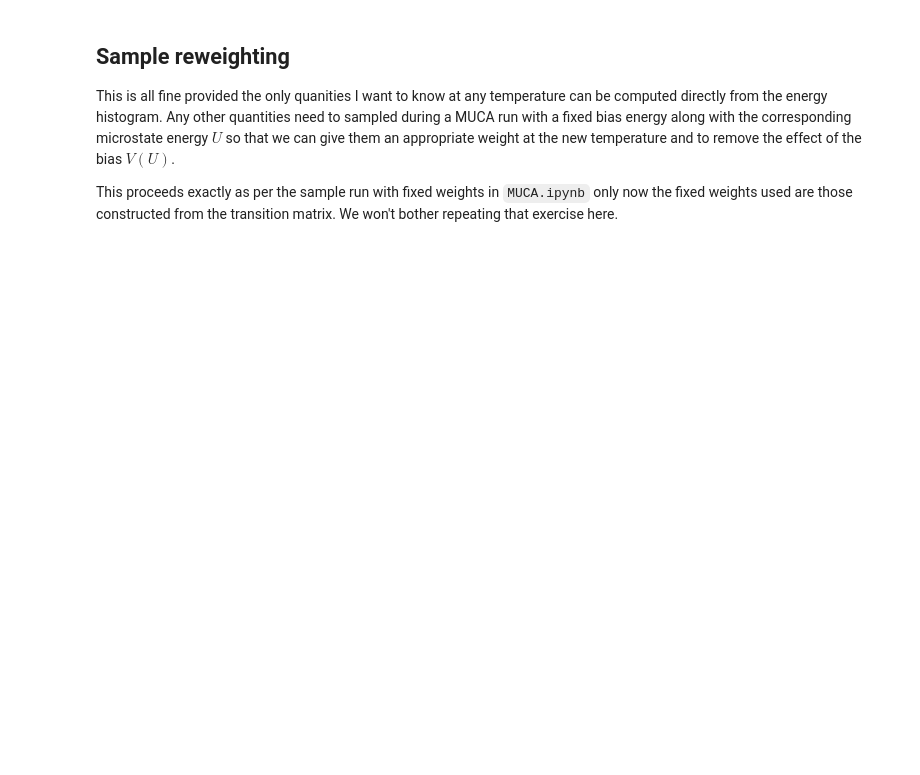
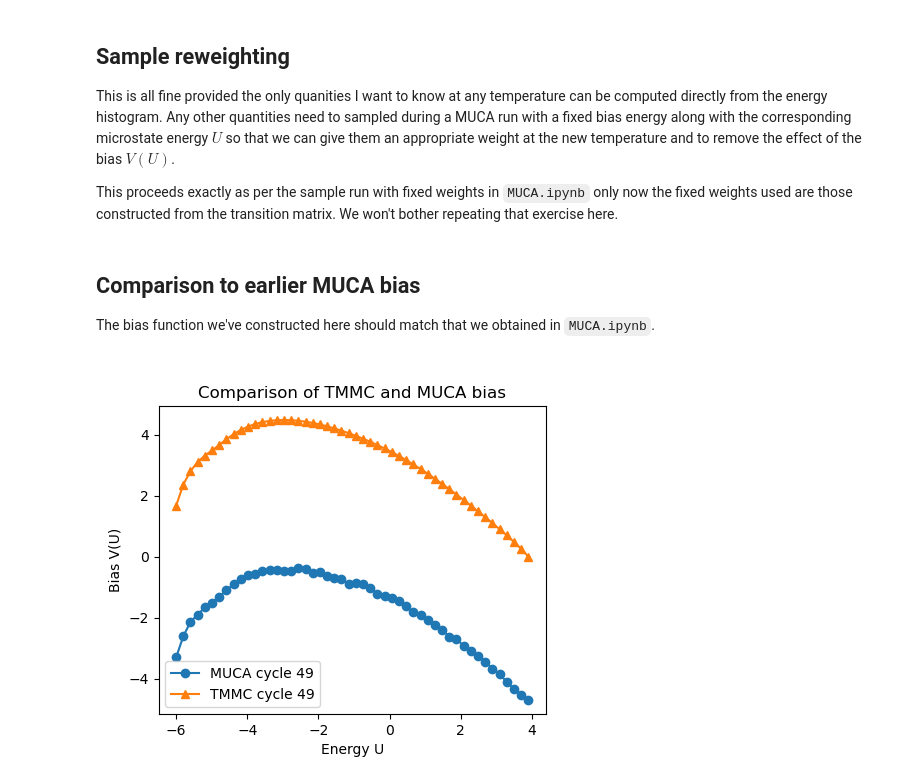
Before and after one commit to dquigley533/SamplingDemos, a Jupyter notebook: TMMC.ipynb, the cells around one changed output. Saved outputs shown, nothing was run; the diff lists cells and outputs as text; code cells hidden in the pictures; blank space fills up the shorter version.

```diff
--- a/TMMC.ipynb
+++ b/TMMC.ipynb
@@ -397,3 +394,36 @@ plt.show()
 This is all fine provided the only quanities I want to know at any temperature can be computed directly from the energy histogram. Any other quantities need to sampled during a MUCA run with a fixed bias energy along with the corresponding microstate energy $U$ so that we can give them an appropriate weight at the new temperature and to remove the effect of the bias $V(U)$.
 
 This proceeds exactly as per the sample run with fixed weights in `MUCA.ipynb` only now the fixed weights used are those constructed from the transition matrix. We won't bother repeating that exercise here.
+# %% [markdown]
+## Comparison to earlier MUCA bias
+The bias function we've constructed here should match that we obtained in `MUCA.ipynb`.
+# %%
+# Most converged bias we have from MUCA.ipynb
+import glob
+import re
+
+# Find the most converged data we have from MUCA.ipynb at this N and T
+pattern = "data/muca_bias_N"+str(Nbeads)+"T"+str(temp)+"_cycle_*.txt"
+filelist = glob.glob(pattern)
+max_file = max(filelist, key=lambda f: int(re.search(r'cycle_(\d+)\.txt$', f).group(1)))
+muca_bias = np.loadtxt(max_file)
+muca_cycle = int(re.search(r'cycle_(\d+)\.txt$', max_file).group(1))
+
+# Find the most converged data we have from *this notebook* at this N and T
+pattern = "data/tmmc_bias_N"+str(Nbeads)+"T"+str(temp)+"_cycle_*.txt"
+filelist = glob.glob(pattern)
+max_file = max(filelist, key=lambda f: int(re.search(r'cycle_(\d+)\.txt$', f).group(1)))
+tmmc_bias = np.loadtxt(max_file)
+tmmc_cycle = int(re.search(r'cycle_(\d+)\.txt$', max_file).group(1))
+# %%
+# Plot and compare
+plt.figure(figsize=(5,4))
+plt.plot(bin_edges[:-1]+0.5*bin_width, muca_bias, label='MUCA cycle '+str(muca_cycle), marker='o')
+plt.plot(bin_edges[:-1]+0.5*bin_width, tmmc_bias, label='TMMC cycle '+str(tmmc_cycle), marker='^')
+plt.xlabel("Energy U")
+plt.ylabel("Bias V(U)")
+plt.title("Comparison of TMMC and MUCA bias")
+plt.legend()
+plt.show()
+# %% [output]
+[figure, added]
```
Also changed, not shown: parts of 7 cells of this notebook.
